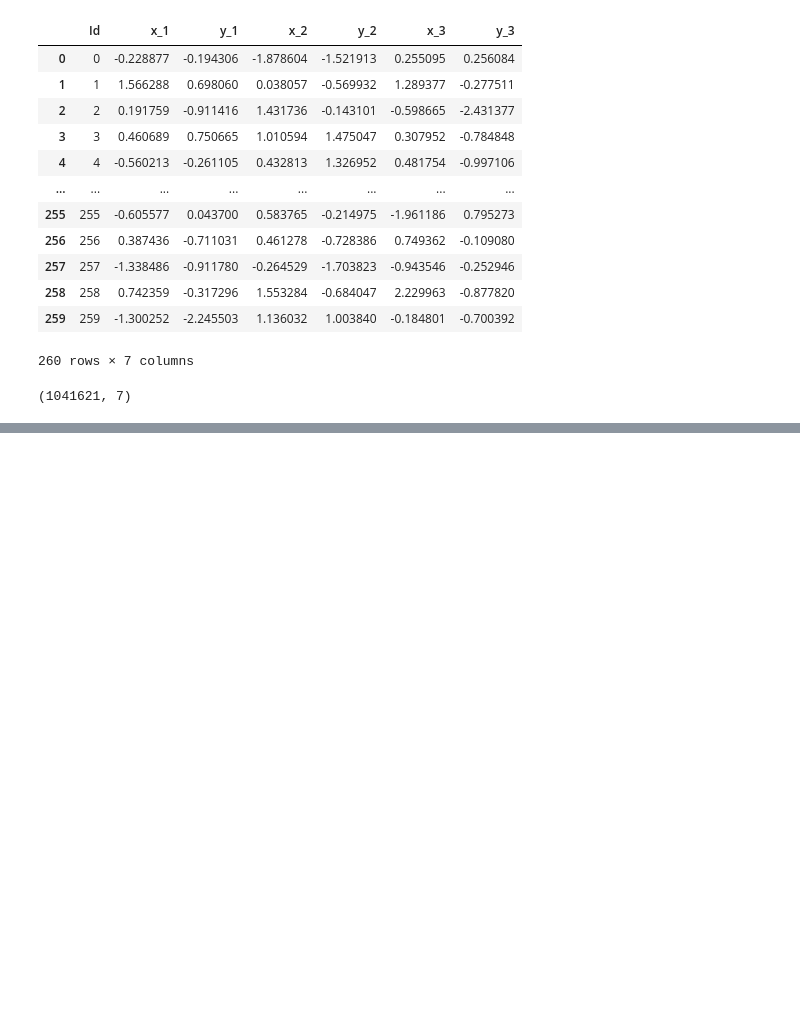
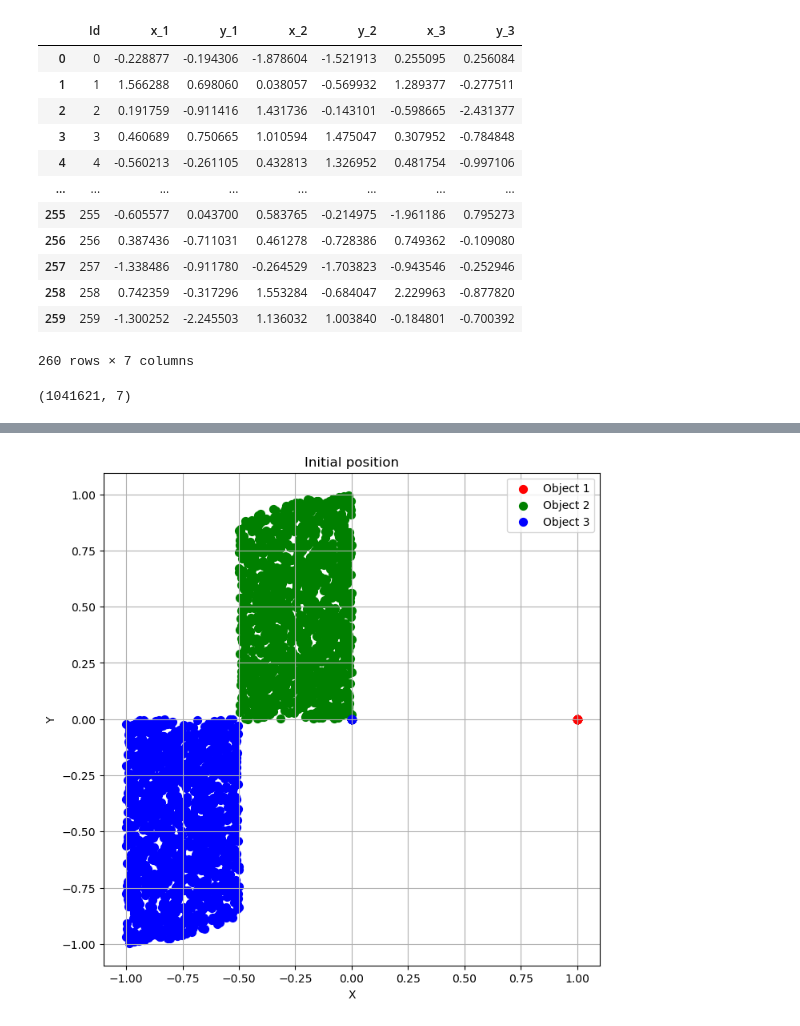
Before and after one commit to PLONTZNathan/MachineLearning_Assignment1, a Jupyter notebook: src/data_exploration.ipynb, the cells around one changed output, grey strips where cells are left out. Cells and saved outputs as stored; diff of their text form; code cells hidden in the pictures; blank space fills up the shorter version.

```diff
--- a/src/data_exploration.ipynb
+++ b/src/data_exploration.ipynb
@@ -274,0 +303,23 @@ Name: 1008726, dtype: float64
+# %%
+df_init = train[train['t'] == 0].head(50000)
+
+plt.figure(figsize=(8,8))
+
+# Tracer x1, y1 en rouge
+plt.scatter(df_init['x_1'], df_init['y_1'], color='red', label='Object 1', s=50)
+
+# Tracer x2, y2 en vert
+plt.scatter(df_init['x_2'], df_init['y_2'], color='green', label='Object 2', s=50)
+
+# Tracer x3, y3 en bleu
+plt.scatter(df_init['x_3'], df_init['y_3'], color='blue', label='Object 3', s=50)
+
+plt.xlabel("X")
+plt.ylabel("Y")
+plt.title("Initial position")
+plt.legend()
+plt.grid(True)
+plt.axis('equal')  # pour conserver les proportions
+plt.show()
+# %% [output]
+[figure, added]
```
Also changed, not shown: parts of 11 cells of this notebook, 6 other files.
